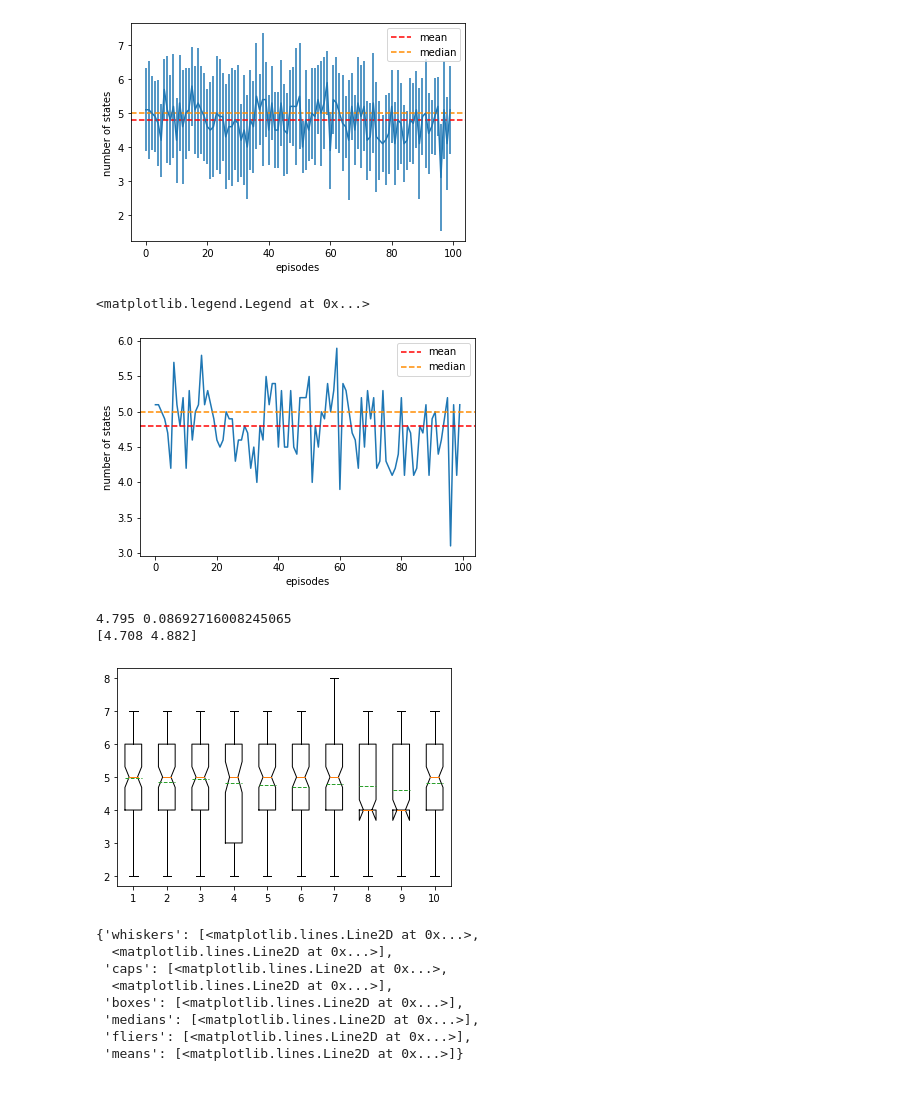
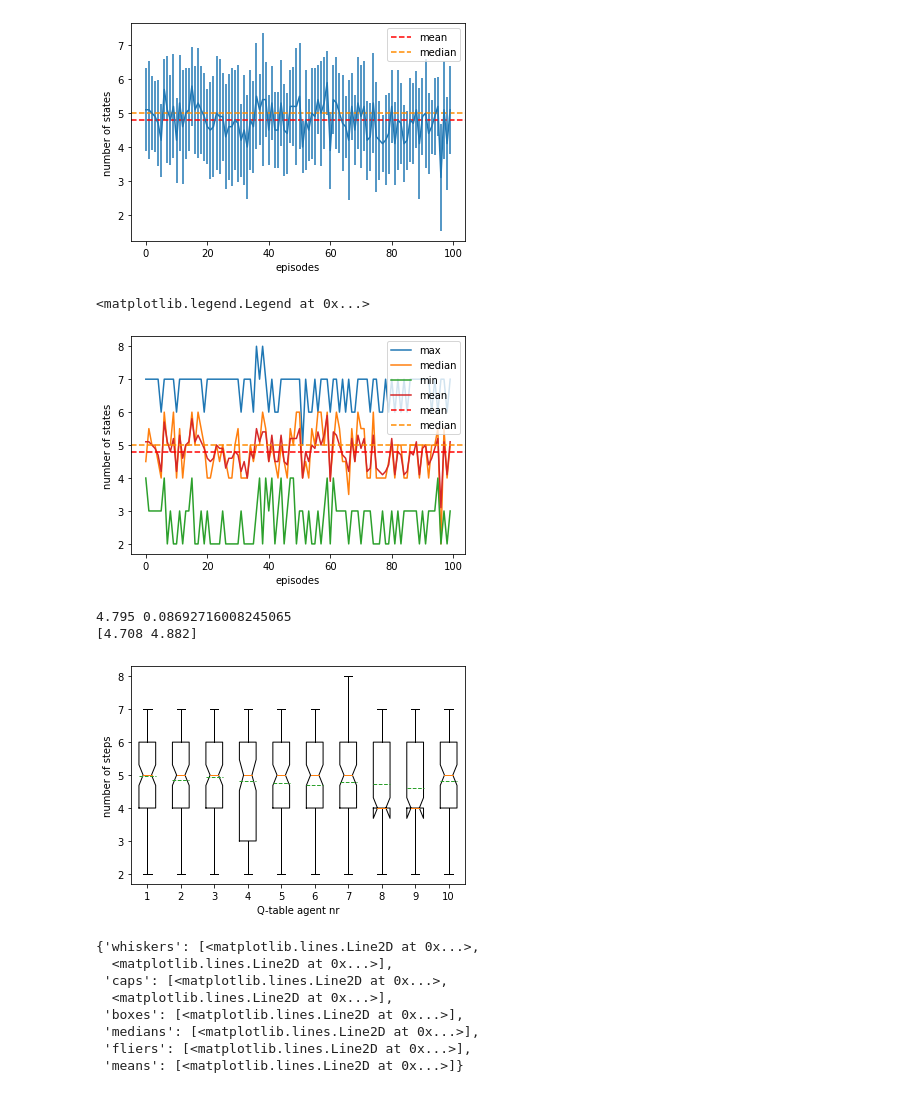
Before and after one commit to FMZennaro/CTF-SQL, a Jupyter notebook: Simulation1_1 - Analysis.ipynb, the cells around one changed output. Drawn from its saved outputs; the diff is of its cells as text; code cells hidden in the pictures.

```diff
--- a/Simulation1_1 - Analysis.ipynb
+++ b/Simulation1_1 - Analysis.ipynb
@@ -61,15 +58,19 @@ plt.legend()
 <matplotlib.legend.Legend at 0x...>
 [figure]
 # %%
-plt.plot(range(n_episodes_test),np.mean(test_data[:,0,:],axis=0))
+plt.plot(range(n_episodes_test),np.max(test_data[:,0,:],axis=0), label = "max")
+plt.plot(range(n_episodes_test),np.median(test_data[:,0,:],axis=0), label = "median")
+plt.plot(range(n_episodes_test),np.min(test_data[:,0,:],axis=0), label = "min")
+plt.plot(range(n_episodes_test),np.mean(test_data[:,0,:],axis=0), label = "mean")
+
 plt.xlabel('episodes')
 plt.ylabel('number of states')
 plt.axhline(np.mean(test_data[:,0,:]),c='red',ls='--',label='mean')
 plt.axhline(np.median(test_data[:,0,:]),c='darkorange',ls='--',label='median')
 plt.legend()
 # %% [output]
 <matplotlib.legend.Legend at 0x...>
-[figure, old version]
+[figure, new version]
 # %%
 num_steps = test_data[:,0,:].flatten()
 conf = 1.96 * np.std(num_steps) / np.sqrt(len(num_steps))
@@ -81,9 +82,11 @@ print(np.round([mean-conf, mean+conf],3))
 [4.708 4.882]
 # %%
 plt.boxplot(test_data[:,0,:].T, notch = True, showmeans = True, meanline = True)
-plt.show()
+plt.ylabel("number of steps")
+plt.xlabel("Q-table agent nr")
+plt.savefig("figures/sim1_1_notch1.png")
 # %% [output]
-[figure, old version]
+[figure, new version]
 # %%
 plt.boxplot(test_data[:,0,:].flatten(), notch = True, showmeans = True, meanline= True)
 # %% [output]
```
Also changed, not shown: parts of 6 cells of this notebook, 16 other files.
